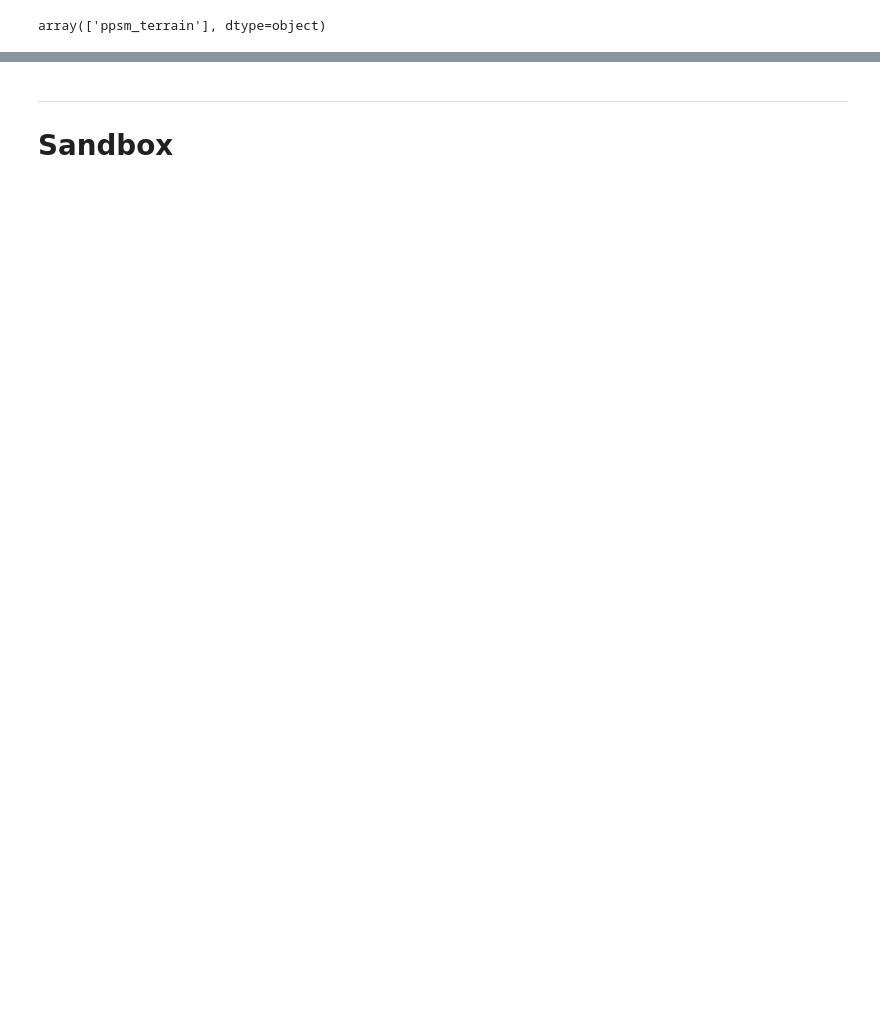
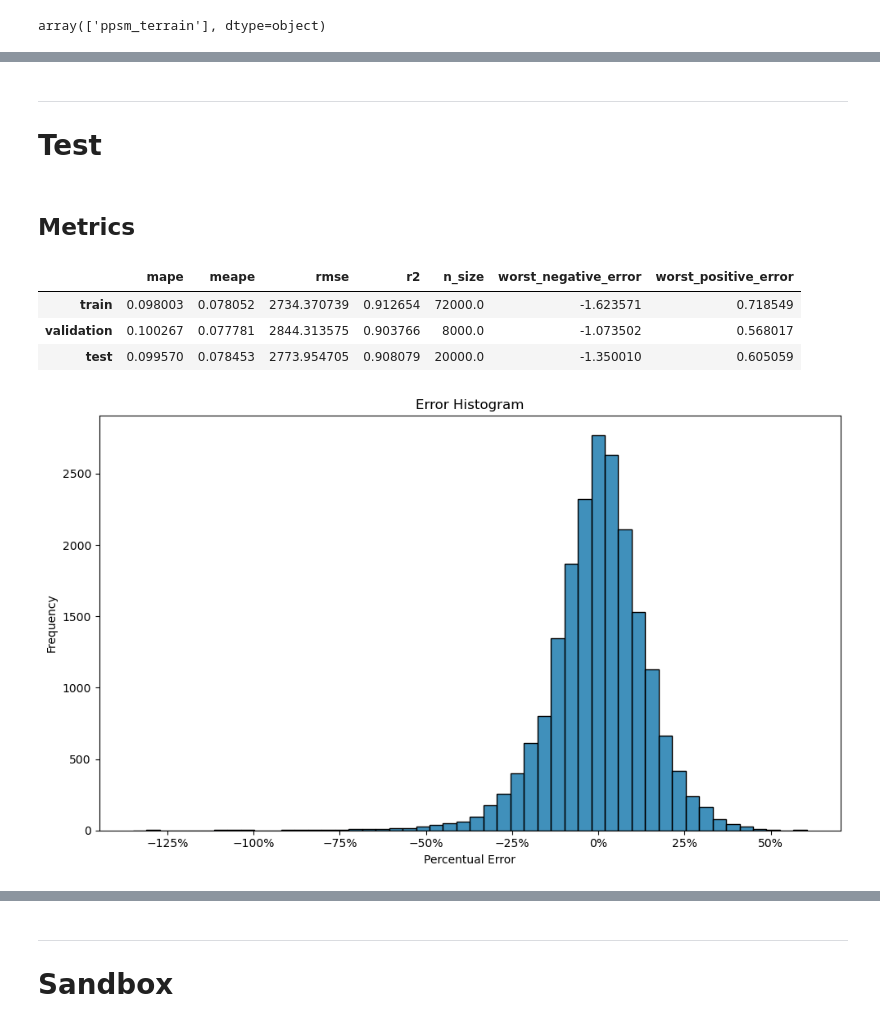
Before and after one commit to YunPerez/mexico-real-estate-investigation, a Jupyter notebook: src/BACKLOG/P1_PRE_EDA/s9_upload_mlflow.ipynb, the cells around one changed output, grey strips where cells are left out. Drawn from its saved outputs; the diff is of its cells as text; code cells hidden in the pictures; blank space fills up the shorter version.

```diff
--- a/src/BACKLOG/P1_PRE_EDA/s9_upload_mlflow.ipynb
+++ b/src/BACKLOG/P1_PRE_EDA/s9_upload_mlflow.ipynb
@@ -594,0 +717,12 @@ sns.histplot(
+# %%
+# predict train
+def get_target_value(y, transformer):
+    return transformer.inverse_transform_target(y)
+
+def get_predictions(model, data, transformer):
+    return get_target_value(model.predict(data), transformer)
+# %% [markdown]
+---
+# Test
+# %% [markdown]
+## Metrics
@@ -594,0 +765,53 @@ sns.histplot(
+# %%
+# get stats for each dataset and save it in a dataframe
+tbl_results = pd.DataFrame({
+    k: calculate_metrics(
+        y=get_target_value(v.get_label(), transformer),
+        y_pred=get_predictions(model, v, transformer),
+        best_percent=config_model['data'].get('best_percentage')
+    )
+    for k, v in dict_data.items()
+}).T
+
+tbl_results
+# %% [output]
+|  | mape | meape | rmse | r2 | n_size | worst_negative_error | worst_positive_error |
+| train | 0.098003 | 0.078052 | 2734.370739 | 0.912654 | 72000.0 | -1.623571 | 0.718549 |
+| validation | 0.100267 | 0.077781 | 2844.313575 | 0.903766 | 8000.0 | -1.073502 | 0.568017 |
+| test | 0.099570 | 0.078453 | 2773.954705 | 0.908079 | 20000.0 | -1.350010 | 0.605059 |
+# %%
+# get histogram of error
+def plot_error_histogram(y, y_pred):
+    # create error
+    error = 1 - y_pred / y
+
+    # plot
+    with plt.style.context(style='tableau-colorblind10'):
+        fig, ax = plt.subplots(figsize=(10, 6))
+        sns.histplot(
+            error,
+            kde=False,
+            bins=50,
+            label='Percentual Error'
+        )
+
+        # labels
+        plt.xlabel('Percentual Error')
+        plt.ylabel('Frequency')
+        plt.title('Error Histogram')
+
+        # x ticks in percentage
+        plt.gca().xaxis.set_major_formatter(ticker.PercentFormatter(1, decimals=0))
+        plt.tight_layout()
+
+    # save
+    plt.close(fig)
+    return fig
+
+# plot error histogram for test
+plot_error_histogram(
+    y=get_target_value(dict_data['test'].get_label(), transformer),
+    y_pred=get_predictions(model, dict_data['test'], transformer)
+)
+# %% [output]
+[figure, added]
```
Also changed, not shown: parts of 39 cells of this notebook, 3 other files.
